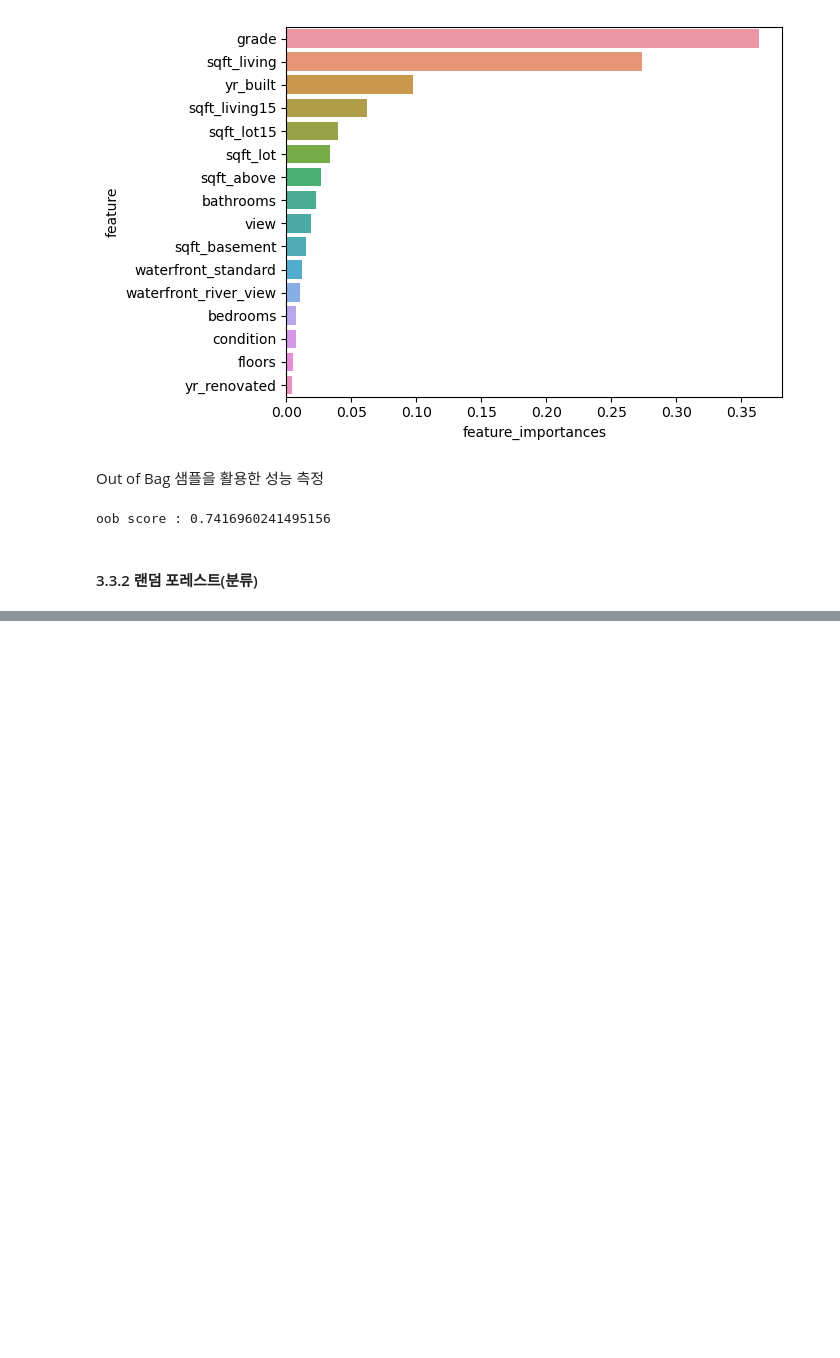
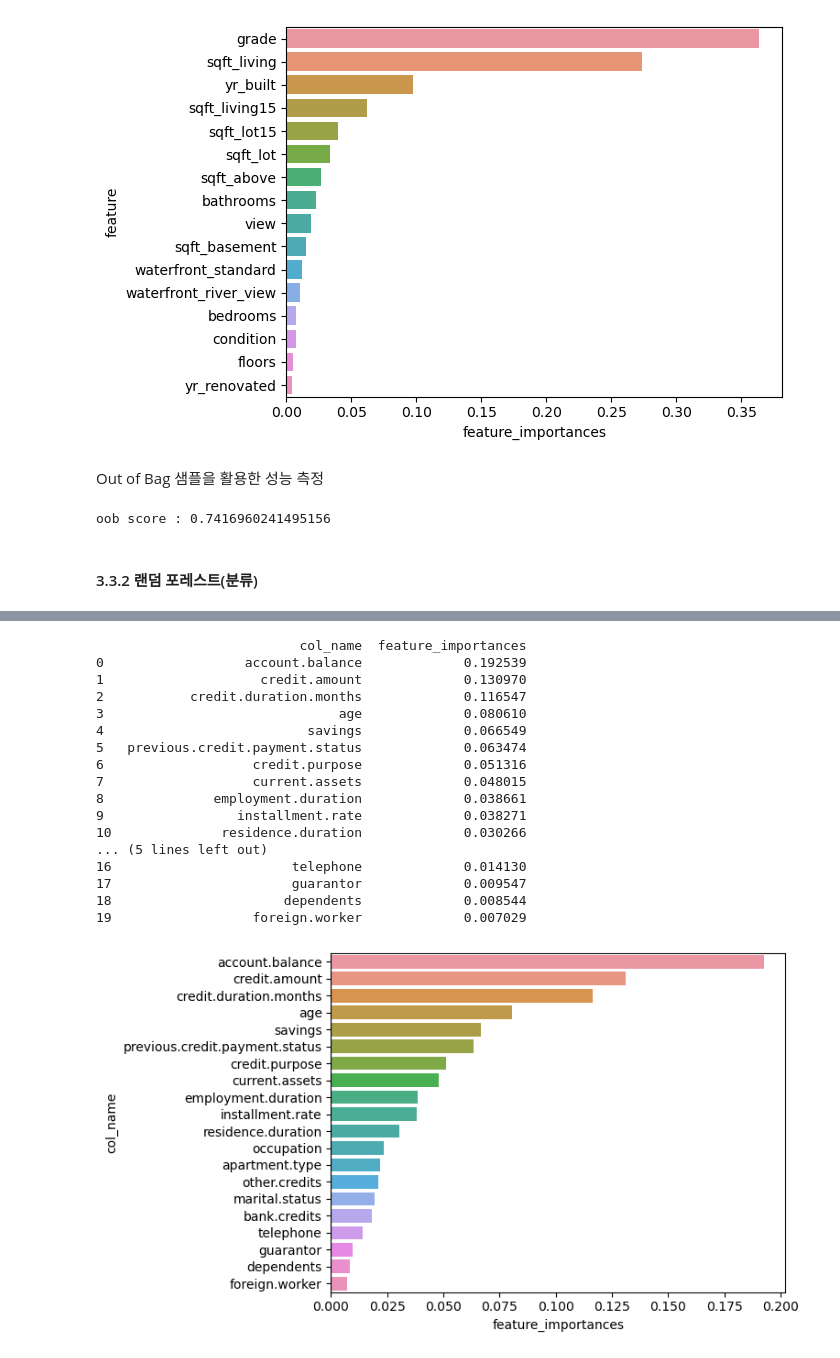
Before and after one commit to Junoflows/ADP, a Jupyter notebook: 머신러닝/3. 앙상블.ipynb, the cells around one changed output, grey strips where cells are left out. Drawn from its saved outputs; the diff is of its cells as text; code cells hidden in the pictures; blank space fills up the shorter version.

```diff
--- a/머신러닝/3. 앙상블.ipynb
+++ b/머신러닝/3. 앙상블.ipynb
@@ -451,0 +569,31 @@ oob score : 0.7416960241495156
+# %%
+# 변수중요도
+importances = pd.DataFrame(np.mean([tree.feature_importances_ for tree in rf_clf.estimators_], axis = 0))
+feature_importances = pd.concat([pd.DataFrame(X.columns),importances], axis = 1)
+feature_importances.columns = ['col_name', 'feature_importances']
+feature_importances = feature_importances.sort_values(by = 'feature_importances', ascending= False).reset_index(drop = True)
+print(feature_importances)
+
+# 변수중요도 시각화
+import seaborn as sns
+sns.barplot(data = feature_importances, y = 'col_name', x = 'feature_importances')
+plt.show()
+# %% [output]
+                          col_name  feature_importances
+0                  account.balance             0.192539
+1                    credit.amount             0.130970
+2           credit.duration.months             0.116547
+3                              age             0.080610
+4                          savings             0.066549
+5   previous.credit.payment.status             0.063474
+6                   credit.purpose             0.051316
+7                   current.assets             0.048015
+8              employment.duration             0.038661
+9                 installment.rate             0.038271
+10              residence.duration             0.030266
+... (5 lines left out)
+16                       telephone             0.014130
+17                       guarantor             0.009547
+18                      dependents             0.008544
+19                  foreign.worker             0.007029
+[figure, added]
```
Also changed, not shown: parts of 27 cells of this notebook, 1 other file.
